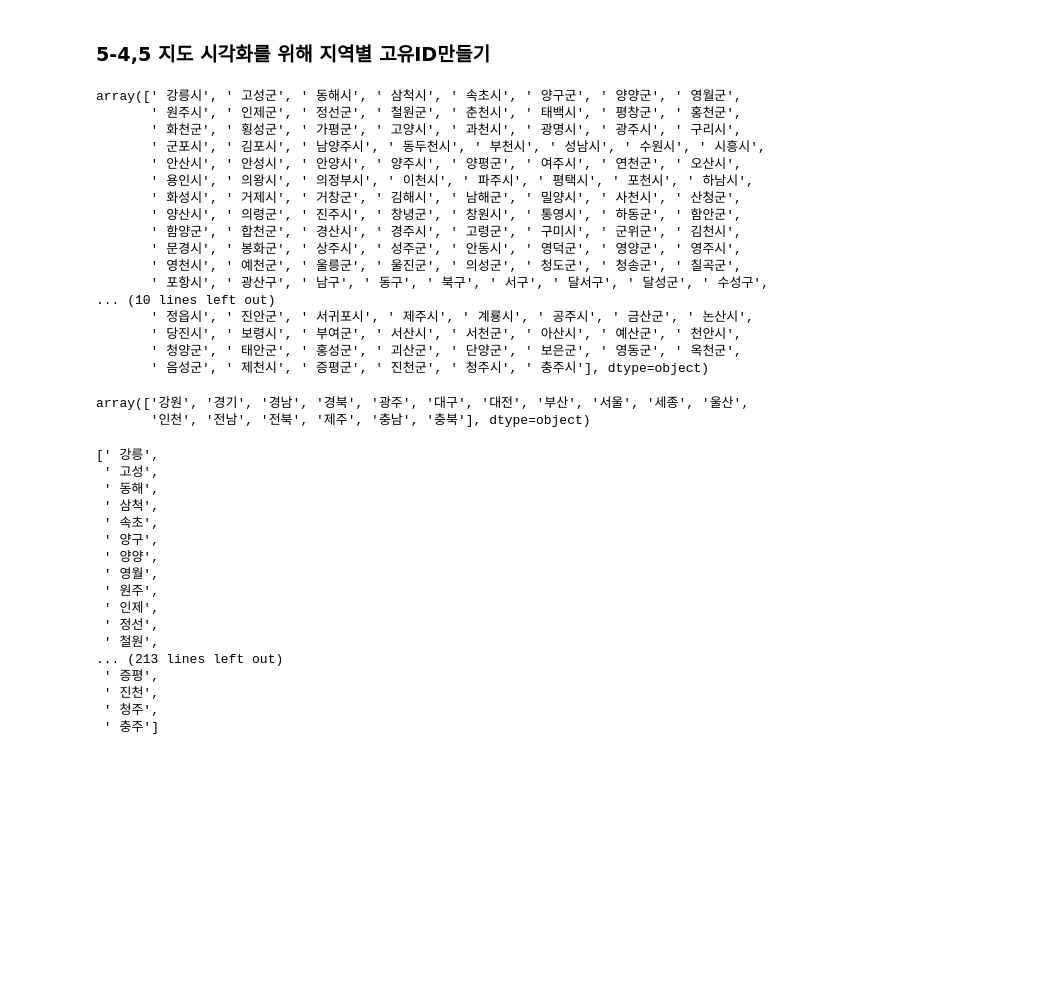
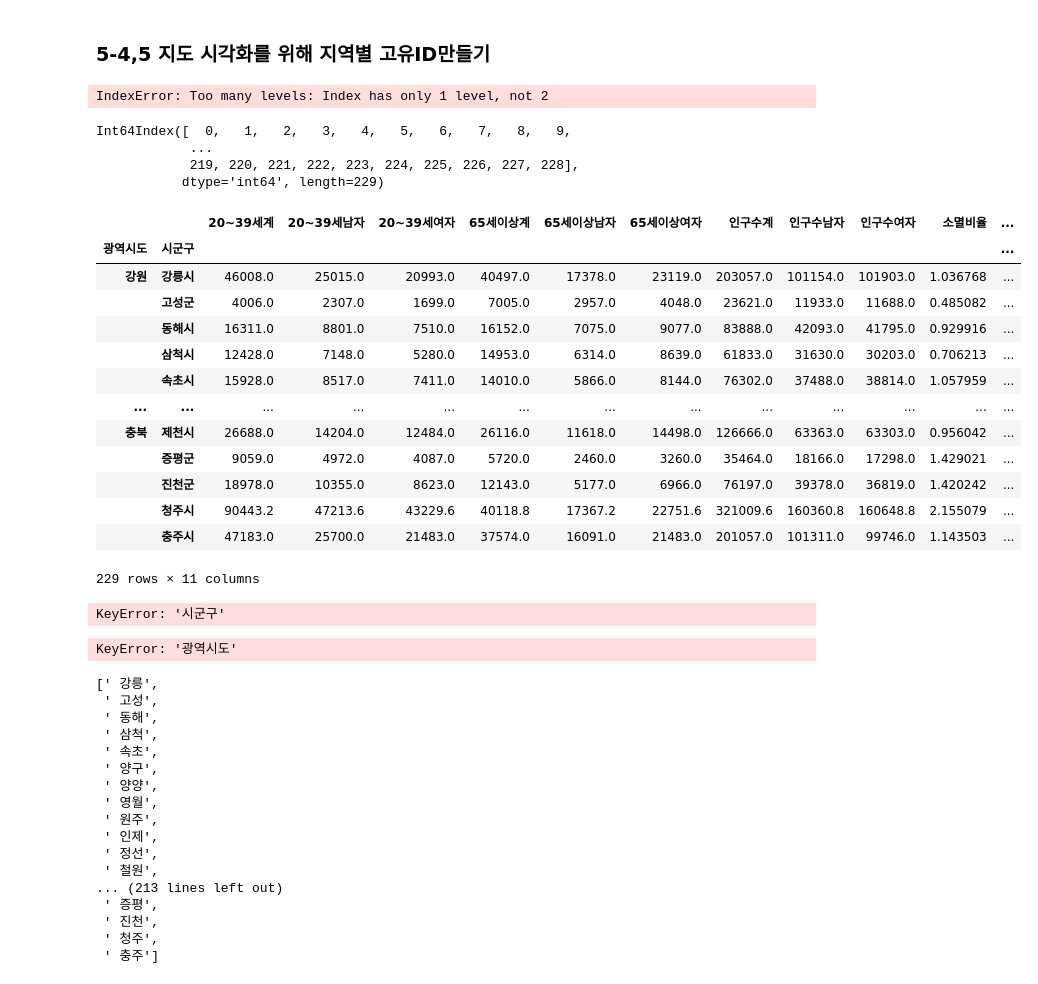
Before and after one commit to EGEG1212/Data-Analysis-2020, a Jupyter notebook: 08.Cartogram/01_그데이터로어떻게든해보려한거.ipynb, the cells around one changed output. Drawn from its saved outputs; the diff is of its cells as text; code cells hidden in the pictures; blank space fills up the shorter version.

```diff
--- a/08.Cartogram/01_그데이터로어떻게든해보려한거.ipynb
+++ b/08.Cartogram/01_그데이터로어떻게든해보려한거.ipynb
@@ -128,7 +143,7 @@ Index([' 고성군', ' 동해시', ' 삼척시', ' 양구군', ' 양양군', '
 # %%
 #지도로 시각화 하기 위한 리셋인덱스
-pop2.reset_index(inplace=True)
-pop2.head()
+""" pop2.reset_index(inplace=True)
+pop2.head() """
 # %% [output]
 |  | 광역시도 | 시군구 | 20~39세 |  |  | 65세이상 |  |  | 인구수 |  |  | ... |
 | 구분 |  |  | 계 | 남자 | 여자 | 계 | 남자 | 여자 | 계 | 남자 | 여자 | ... |
@@ -176,30 +186,16 @@ memory usage: 21.8+ KB
 # %% [markdown]
 ### 5-4,5 지도 시각화를 위해 지역별 고유ID만들기
 # %%
-pop2['시군구'].unique()
+pop2.index.get_level_values(1).unique()
 # %% [output]
-array([' 강릉시', ' 고성군', ' 동해시', ' 삼척시', ' 속초시', ' 양구군', ' 양양군', ' 영월군',
-       ' 원주시', ' 인제군', ' 정선군', ' 철원군', ' 춘천시', ' 태백시', ' 평창군', ' 홍천군',
-       ' 화천군', ' 횡성군', ' 가평군', ' 고양시', ' 과천시', ' 광명시', ' 광주시', ' 구리시',
-       ' 군포시', ' 김포시', ' 남양주시', ' 동두천시', ' 부천시', ' 성남시', ' 수원시', ' 시흥시',
-       ' 안산시', ' 안성시', ' 안양시', ' 양주시', ' 양평군', ' 여주시', ' 연천군', ' 오산시',
-       ' 용인시', ' 의왕시', ' 의정부시', ' 이천시', ' 파주시', ' 평택시', ' 포천시', ' 하남시',
-       ' 화성시', ' 거제시', ' 거창군', ' 김해시', ' 남해군', ' 밀양시', ' 사천시', ' 산청군',
-       ' 양산시', ' 의령군', ' 진주시', ' 창녕군', ' 창원시', ' 통영시', ' 하동군', ' 함안군',
-       ' 함양군', ' 합천군', ' 경산시', ' 경주시', ' 고령군', ' 구미시', ' 군위군', ' 김천시',
-       ' 문경시', ' 봉화군', ' 상주시', ' 성주군', ' 안동시', ' 영덕군', ' 영양군', ' 영주시',
-       ' 영천시', ' 예천군', ' 울릉군', ' 울진군', ' 의성군', ' 청도군', ' 청송군', ' 칠곡군',
-       ' 포항시', ' 광산구', ' 남구', ' 동구', ' 북구', ' 서구', ' 달서구', ' 달성군', ' 수성구',
-... (10 lines left out)
-       ' 정읍시', ' 진안군', ' 서귀포시', ' 제주시', ' 계룡시', ' 공주시', ' 금산군', ' 논산시',
-       ' 당진시', ' 보령시', ' 부여군', ' 서산시', ' 서천군', ' 아산시', ' 예산군', ' 천안시',
-       ' 청양군', ' 태안군', ' 홍성군', ' 괴산군', ' 단양군', ' 보은군', ' 영동군', ' 옥천군',
-       ' 음성군', ' 제천시', ' 증평군', ' 진천군', ' 청주시', ' 충주시'], dtype=object)
+IndexError: Too many levels: Index has only 1 level, not 2
 # %%
-pop2['광역시도'].unique()
+pop2.index.get_level_values(0).unique()
 # %% [output]
-array(['강원', '경기', '경남', '경북', '광주', '대구', '대전', '부산', '서울', '세종', '울산',
-       '인천', '전남', '전북', '제주', '충남', '충북'], dtype=object)
+Int64Index([  0,   1,   2,   3,   4,   5,   6,   7,   8,   9,
+            ...
+            219, 220, 221, 222, 223, 224, 225, 226, 227, 228],
+           dtype='int64', length=229)
 # %%
 si_name = [None] * len(pop2)
 tmp_gu_dict = {'수원':['장안구', '권선구', '팔달구', '영통구'],
@@ -213,16 +209,37 @@ tmp_gu_dict = {'수원':['장안구', '권선구', '팔달구', '영통구'],
                 '전주':['완산구','덕진구'],
                 '포항':['남구', '북구'],
                 '창원':['의창구','성산구','진해구','마산합포구','마산회원구']}
+# %%
+pop2
+# %% [output]
+|  |  | 20~39세계 | 20~39세남자 | 20~39세여자 | 65세이상계 | 65세이상남자 | 65세이상여자 | 인구수계 | 인구수남자 | 인구수여자 | 소멸비율 | ... |
+| 광역시도 | 시군구 |  |  |  |  |  |  |  |  |  |  | ... |
+| 강원 | 강릉시 | 46008.0 | 25015.0 | 20993.0 | 40497.0 | 17378.0 | 23119.0 | 203057.0 | 101154.0 | 101903.0 | 1.036768 | ... |
+|  | 고성군 | 4006.0 | 2307.0 | 1699.0 | 7005.0 | 2957.0 | 4048.0 | 23621.0 | 11933.0 | 11688.0 | 0.485082 | ... |
+|  | 동해시 | 16311.0 | 8801.0 | 7510.0 | 16152.0 | 7075.0 | 9077.0 | 83888.0 | 42093.0 | 41795.0 | 0.929916 | ... |
+|  | 삼척시 | 12428.0 | 7148.0 | 5280.0 | 14953.0 | 6314.0 | 8639.0 | 61833.0 | 31630.0 | 30203.0 | 0.706213 | ... |
+|  | 속초시 | 15928.0 | 8517.0 | 7411.0 | 14010.0 | 5866.0 | 8144.0 | 76302.0 | 37488.0 | 38814.0 | 1.057959 | ... |
+| ... | ... | ... | ... | ... | ... | ... | ... | ... | ... | ... | ... | ... |
+| 충북 | 제천시 | 26688.0 | 14204.0 | 12484.0 | 26116.0 | 11618.0 | 14498.0 | 126666.0 | 63363.0 | 63303.0 | 0.956042 | ... |
+|  | 증평군 | 9059.0 | 4972.0 | 4087.0 | 5720.0 | 2460.0 | 3260.0 | 35464.0 | 18166.0 | 17298.0 | 1.429021 | ... |
+|  | 진천군 | 18978.0 | 10355.0 | 8623.0 | 12143.0 | 5177.0 | 6966.0 | 76197.0 | 39378.0 | 36819.0 | 1.420242 | ... |
+|  | 청주시 | 90443.2 | 47213.6 | 43229.6 | 40118.8 | 17367.2 | 22751.6 | 321009.6 | 160360.8 | 160648.8 | 2.155079 | ... |
+|  | 충주시 | 47183.0 | 25700.0 | 21483.0 | 37574.0 | 16091.0 | 21483.0 | 201057.0 | 101311.0 | 99746.0 | 1.143503 | ... |
+229 rows × 11 columns
+# %%
+pop2['시군구'][n][1:-1]
+# %% [output]
+KeyError: '시군구'
 # %%
 #자치구의 이름이 같은 경우가 많음/ 단, 고성군은 강원도와 경남 두군데 있음
 for n in pop2.index:
-    if pop2['광역시도'][n][-3:] not in ['광역시','특별시','자치시']:
-        if pop2['시군구'][n][:-1]=='고성' and pop2['광역시도'][n]=='강원도':
+    if pop2['광역시도'][n] not in ['서울', '부산', '대구', '인천', '대전', '광주', '울산']:
+        if pop2['시군구'][n][:-1]=='고성' and pop2['광역시도'][n]=='강원':
             si_name[n] = '고성(강원)'
-        elif pop2['시군구'][n][:-1]=='고성' and pop2['광역시도'][n]=='경상남도':
+        elif pop2['시군구'][n][:-1]=='고성' and pop2['광역시도'][n]=='경남':
             si_name[n] = '고성(경남)'
         else:
-            si_name[n] = pop2['시군구'][n][:-1]
+            si_name[n] = pop2['시군구'][n][1:-1]
 
         for keys, values in tmp_gu_dict.items():
             if pop2['시군구'][n] in values:
@@ -233,13 +250,15 @@ for n in pop2.index:
                 else:
                     si_name[n] = keys + ' ' + pop2['시군구'][n][:-1]
 
-    elif pop2['광역시도'][n] == '세종특별자치시':
+    elif pop2['광역시도'][n] == '세종':
         si_name[n] = '세종'
     else:
-        if len(pop2['시군구'][n])==2:
+        if len(pop2['시군구'][n])==3:
             si_name[n] = pop2['광역시도'][n][:2] + '' + pop2['시군구'][n]
         else:
             si_name[n] = pop2['광역시도'][n][:2] + '' + pop2['시군구'][n][:-1]
+# %% [output]
+KeyError: '광역시도'
 # %%
 si_name
 # %% [output]
```
Also changed, not shown: parts of 11 cells of this notebook, 4 other files.
